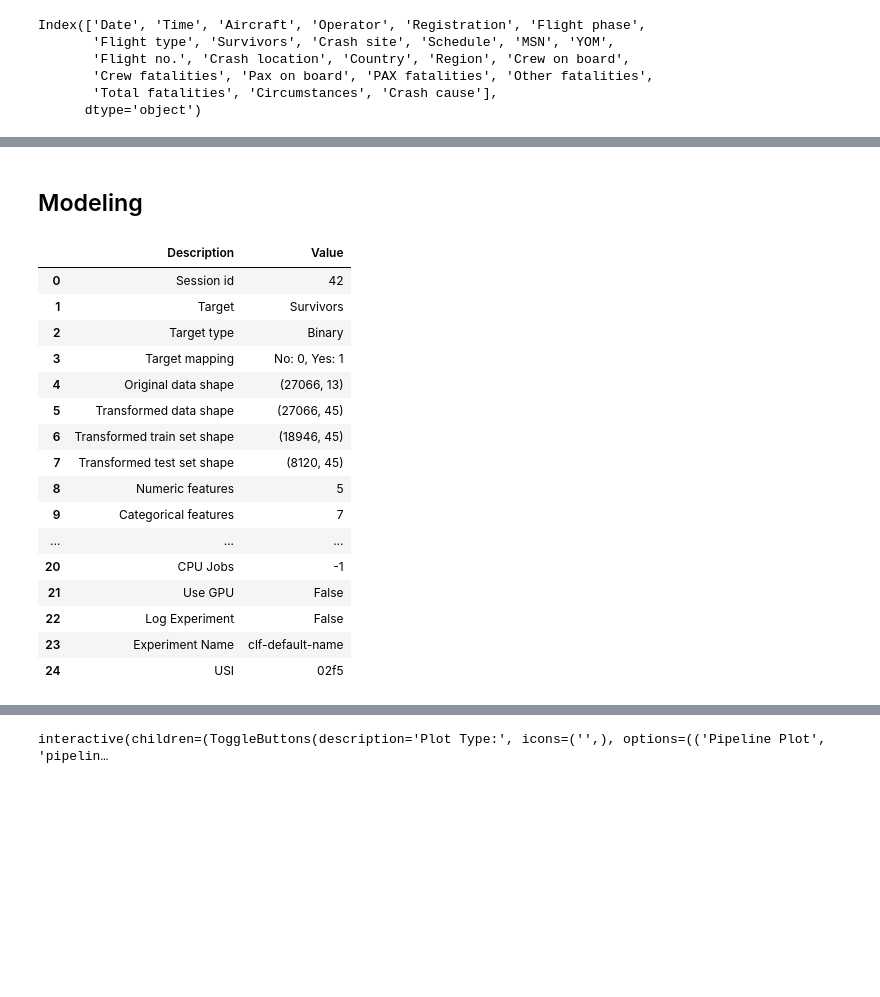
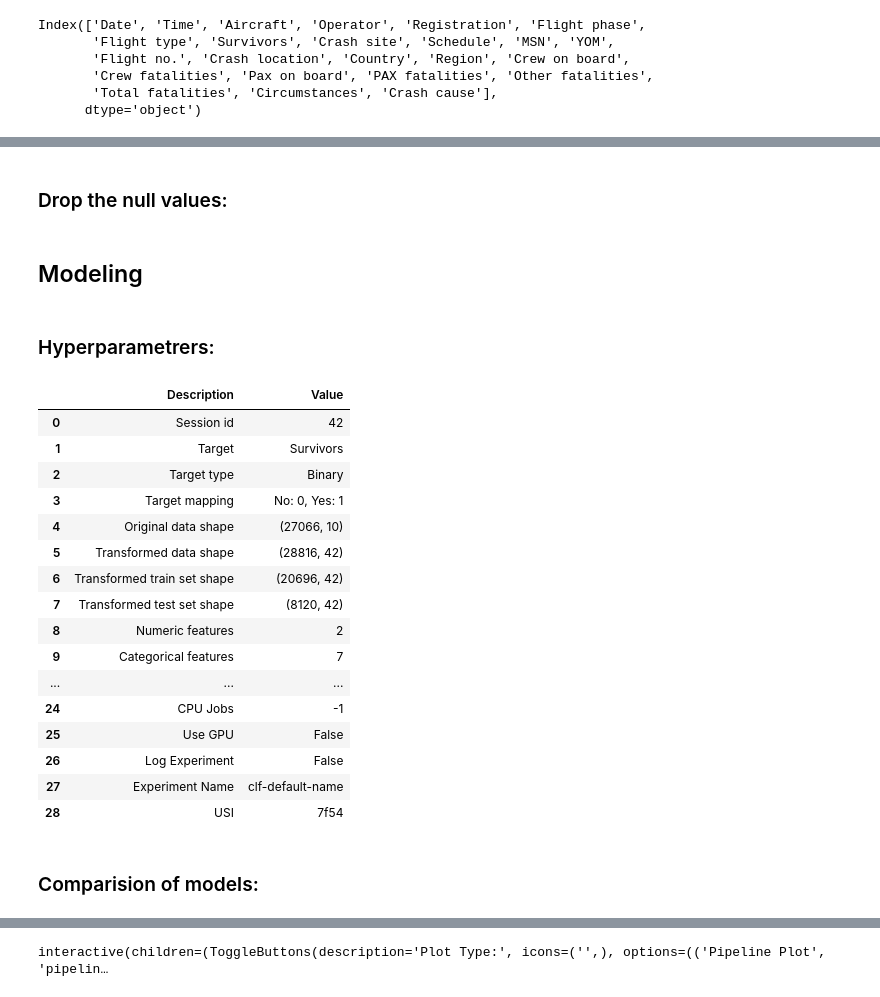
Before and after one commit to PedroPavanii/plane_crash, a Jupyter notebook: Crash_ML_Class.ipynb, the cells around one changed output, grey strips where cells are left out. Cells and saved outputs as stored; diff of their text form; code cells hidden in the pictures; blank space fills up the shorter version.

```diff
--- a/Crash_ML_Class.ipynb
+++ b/Crash_ML_Class.ipynb
@@ -22,7 +46,7 @@ Index(['Date', 'Time', 'Aircraft', 'Operator', 'Registration', 'Flight phase',
       dtype='object')
 # %%
 df = df.drop(['MSN', 'YOM', 'Time','Registration', 'Schedule', 'Flight no.', 'Crash location',
-         'Other fatalities','Circumstances', 'Region', 'Flight phase'], axis=1)
+         'Other fatalities','Circumstances', 'Region', 'Flight phase', 'Total fatalities', 'PAX fatalities', 'Crew fatalities'], axis=1)
 # %%
 df.isnull().sum(axis=0)
 # %% [output]
@@ -53,32 +76,38 @@ df['Flight type'] = df['Flight type'].str.replace('Charter/Taxi (Non Scheduled R
 df['Flight type'] = df['Flight type'].str.replace('Executive/Corporate/Business', 'Private')
 df['Flight type'] = df['Flight type'].replace('Postal (mail)', 'Government')
 df['Flight type'] = df['Flight type'].replace('Charter/Taxi (Non Airline Flight)','Private')
+# %% [markdown]
+### Drop the null values:
 # %%
 df = df.dropna()
 # %% [markdown]
 ## Modeling
+# %% [markdown]
+### Hyperparametrers:
 # %%
 from pycaret.classification import *
 
-s = setup(df, target = 'Survivors', session_id = 42, normalize=True)
+s = setup(df, target = 'Survivors', session_id = 42, normalize=True, fix_imbalance=True, remove_outliers = True)
 # %% [output]
 |  | Description | Value |
 | 0 | Session id | 42 |
 | 1 | Target | Survivors |
 | 2 | Target type | Binary |
 | 3 | Target mapping | No: 0, Yes: 1 |
-| 4 | Original data shape | (27066, 13) |
-| 5 | Transformed data shape | (27066, 45) |
-| 6 | Transformed train set shape | (18946, 45) |
-| 7 | Transformed test set shape | (8120, 45) |
-| 8 | Numeric features | 5 |
+| 4 | Original data shape | (27066, 10) |
+| 5 | Transformed data shape | (28816, 42) |
+| 6 | Transformed train set shape | (20696, 42) |
+| 7 | Transformed test set shape | (8120, 42) |
+| 8 | Numeric features | 2 |
 | 9 | Categorical features | 7 |
 | ... | ... | ... |
-| 20 | CPU Jobs | -1 |
-| 21 | Use GPU | False |
-| 22 | Log Experiment | False |
-| 23 | Experiment Name | clf-default-name |
-| 24 | USI | 02f5 |
+| 24 | CPU Jobs | -1 |
+| 25 | Use GPU | False |
+| 26 | Log Experiment | False |
+| 27 | Experiment Name | clf-default-name |
+| 28 | USI | 7f54 |
+# %% [markdown]
+### Comparision of models:
 # %%
 best = compare_models()
 # %% [output]
```
Also changed, not shown: parts of 24 cells of this notebook, 2 other files.
